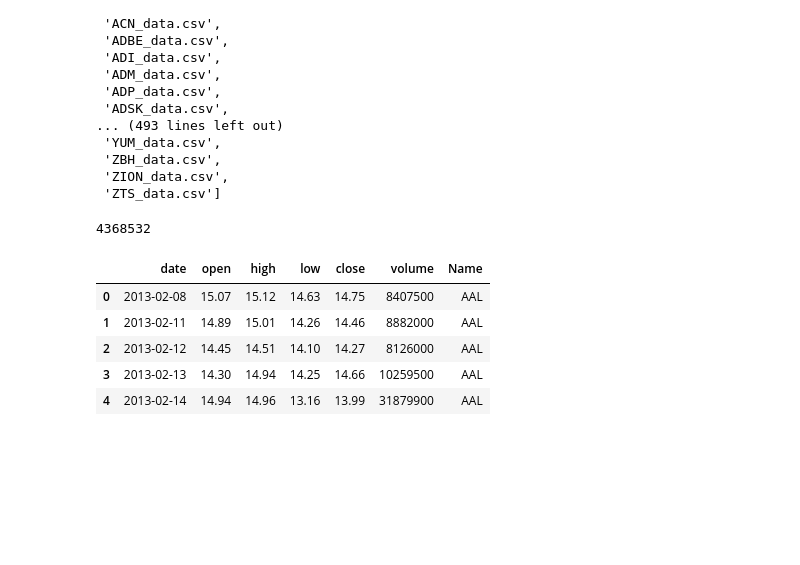
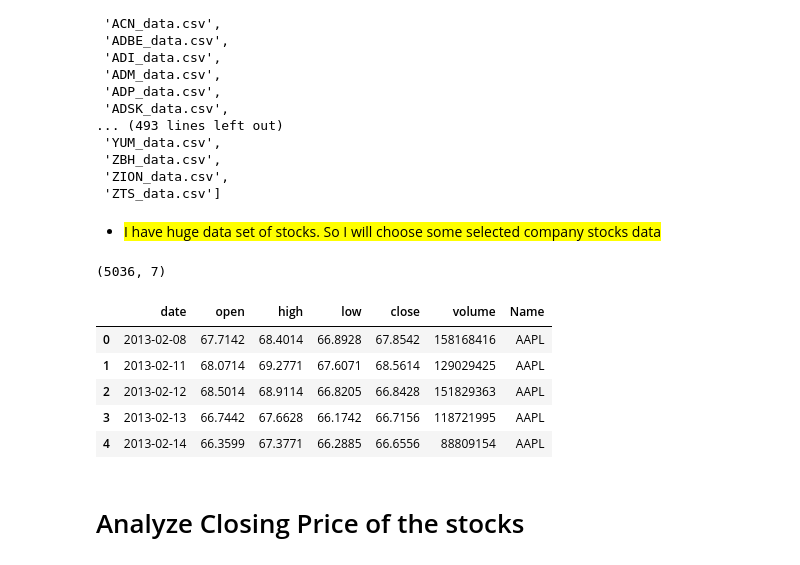
Before and after one commit to imakash1997/Data_Analyst_Unguided_Projects_Portfolio, a Jupyter notebook: Time Series Project ( Stock Market case-study )/Notebook/Stock_Price_EDA.ipynb, the cells around one changed output. Cells and saved outputs as stored; diff of their text form; code cells hidden in the pictures; blank space fills up the shorter version.

```diff
--- a/Time Series Project ( Stock Market case-study )/Notebook/Stock_Price_EDA.ipynb
+++ b/Time Series Project ( Stock Market case-study )/Notebook/Stock_Price_EDA.ipynb
@@ -3,4 +3,4 @@ import pandas as pd
 import numpy as np
 import matplotlib.pyplot as plt
 # %%
-df=pd.read_csv(r'C:\Users\Akash Choudhary\Desktop\Interview Preparation\Projects\Time Series Project ( Stock Market case-study )\Data\individual_stocks_5yr\A_data.csv')
+path=(r'C:\Users\Akash Choudhary\Desktop\Interview Preparation\Projects\Time Series Project ( Stock Market case-study )\Data\individual_stocks_5yr')
@@ -50,8 +7,5 @@ df.corr()
 # %%
 import os
-# %%
-#path where all data is stored
-path=r"C:\Users\Akash Choudhary\Desktop\GitClone 3\Data_Analyst_Unguided_Projects_Portfolio\Time Series Project ( Stock Market case-study )\Data\individual_stocks_5yr"
 # %%
 all_files=os.listdir(path)
 # %%
@@ -74,21 +28,28 @@ all_files
  'ZBH_data.csv',
  'ZION_data.csv',
  'ZTS_data.csv']
+# %% [markdown]
+- <span style="background-color:yellow">I have huge data set of stocks. So I will choose some selected company stocks data</span>
 # %%
-full_df=pd.DataFrame()
-for file in all_files:
-    current_df=pd.read_csv(path+'/'+file)
-    full_df=pd.concat([full_df,current_df])
+#Companies are Google,Microsoft,Amazon, Apple
+company_list=['AAPL_data.csv','GOOGL_data.csv','MSFT_data.csv','AMZN_data.csv']
+all_data=pd.DataFrame()
+for file in company_list:
+    current_df=pd.read_csv(path+"/"+ file)
+    all_data=pd.concat([all_data,current_df])
-# %%
-full_df.size
-# %% [output]
-4368532
+# %%
+#shape of data
+all_data.shape
+# %% [output]
+(5036, 7)
 # %%
-full_df.head()
+all_data.head()
 # %% [output]
 |  | date | open | high | low | close | volume | Name |
-| 0 | 2013-02-08 | 15.07 | 15.12 | 14.63 | 14.75 | 8407500 | AAL |
-| 1 | 2013-02-11 | 14.89 | 15.01 | 14.26 | 14.46 | 8882000 | AAL |
-| 2 | 2013-02-12 | 14.45 | 14.51 | 14.10 | 14.27 | 8126000 | AAL |
-| 3 | 2013-02-13 | 14.30 | 14.94 | 14.25 | 14.66 | 10259500 | AAL |
-| 4 | 2013-02-14 | 14.94 | 14.96 | 13.16 | 13.99 | 31879900 | AAL |
+| 0 | 2013-02-08 | 67.7142 | 68.4014 | 66.8928 | 67.8542 | 158168416 | AAPL |
+| 1 | 2013-02-11 | 68.0714 | 69.2771 | 67.6071 | 68.5614 | 129029425 | AAPL |
+| 2 | 2013-02-12 | 68.5014 | 68.9114 | 66.8205 | 66.8428 | 151829363 | AAPL |
+| 3 | 2013-02-13 | 66.7442 | 67.6628 | 66.1742 | 66.7156 | 118721995 | AAPL |
+| 4 | 2013-02-14 | 66.3599 | 67.3771 | 66.2885 | 66.6556 | 88809154 | AAPL |
+# %% [markdown]
+# Analyze Closing Price of the stocks
```
Also changed, not shown: parts of 13 cells of this notebook.
